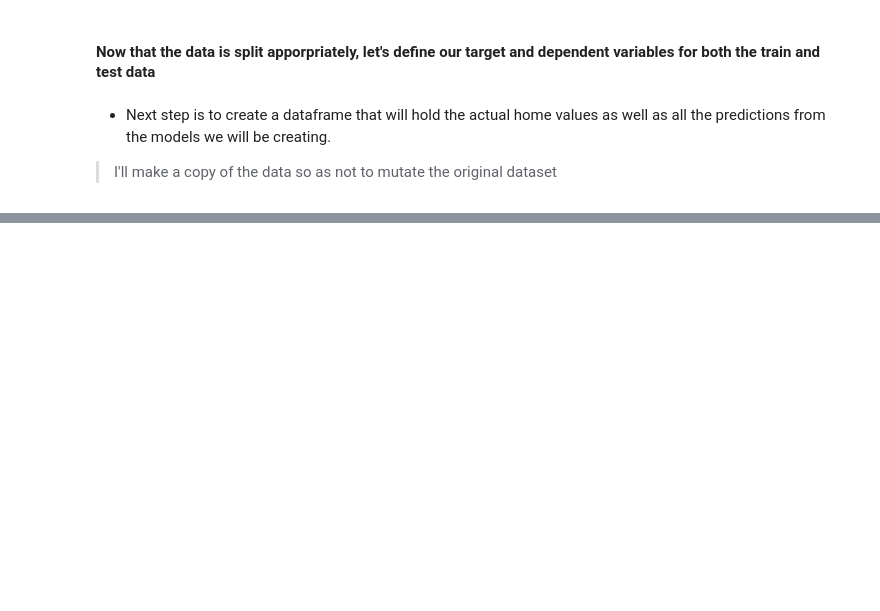
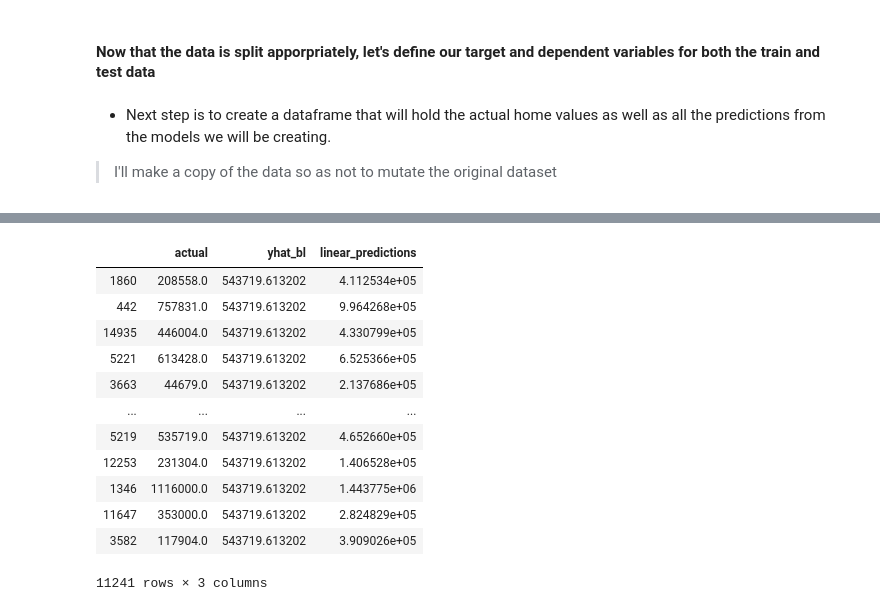
Before and after one commit to JadaShipp/ds-methodologies-exercises, a Jupyter notebook: project/zillow_final_project.ipynb, the cells around one changed output, grey strips where cells are left out. Drawn from its saved outputs; the diff is of its cells as text; code cells hidden in the pictures; blank space fills up the shorter version.

```diff
--- a/project/zillow_final_project.ipynb
+++ b/project/zillow_final_project.ipynb
@@ -188,0 +227,16 @@ y_test = test[['home_value']]
+# %%
+model_df
+# %% [output]
+|  | actual | yhat_bl | linear_predictions |
+| 1860 | 208558.0 | 543719.613202 | 4.112534e+05 |
+| 442 | 757831.0 | 543719.613202 | 9.964268e+05 |
+| 14935 | 446004.0 | 543719.613202 | 4.330799e+05 |
+| 5221 | 613428.0 | 543719.613202 | 6.525366e+05 |
+| 3663 | 44679.0 | 543719.613202 | 2.137686e+05 |
+| ... | ... | ... | ... |
+| 5219 | 535719.0 | 543719.613202 | 4.652660e+05 |
+| 12253 | 231304.0 | 543719.613202 | 1.406528e+05 |
+| 1346 | 1116000.0 | 543719.613202 | 1.443775e+06 |
+| 11647 | 353000.0 | 543719.613202 | 2.824829e+05 |
+| 3582 | 117904.0 | 543719.613202 | 3.909026e+05 |
+11241 rows × 3 columns
```
Also changed, not shown: parts of 25 cells of this notebook.
